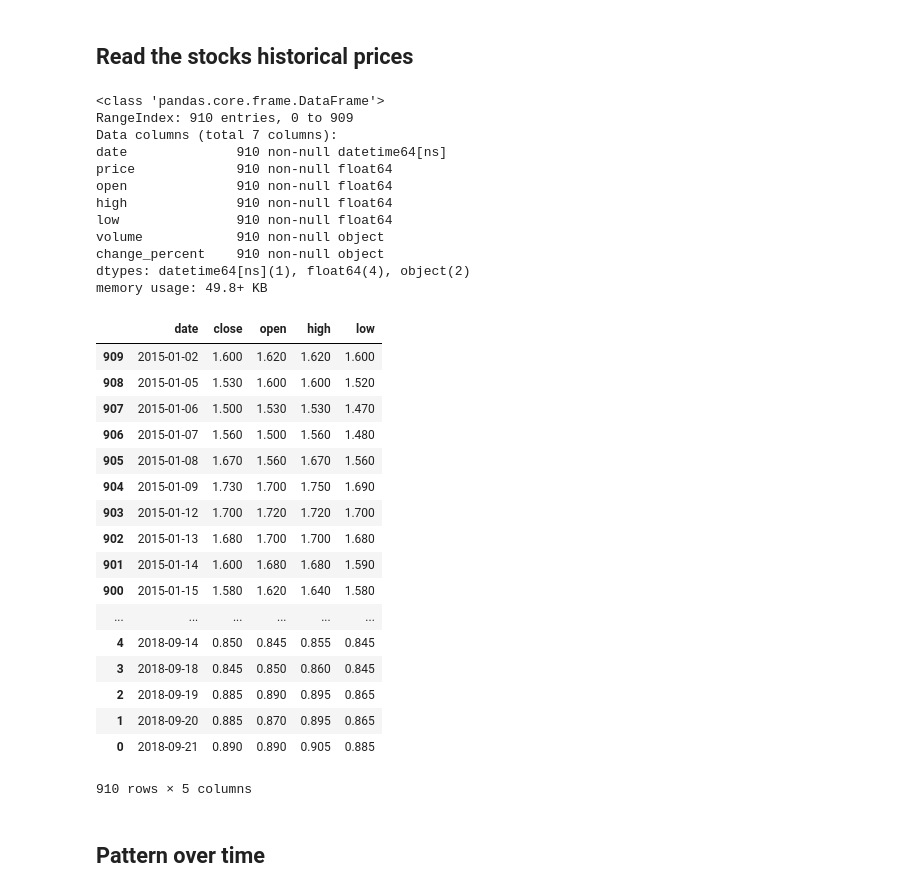
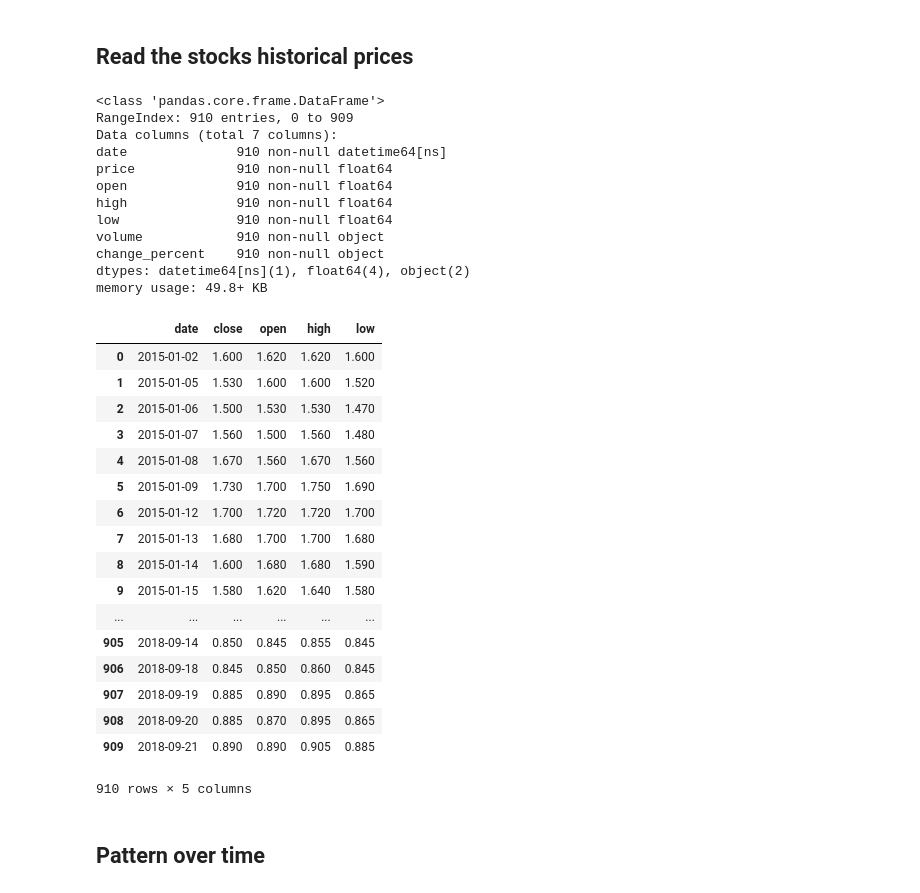
Before and after one commit to mengwangk/ai-playground, a Jupyter notebook: notebook/KLSE_timeseries_5.ipynb, the cells around one changed output. Drawn from its saved outputs; the diff is of its cells as text; code cells hidden in the pictures.

```diff
--- a/notebook/KLSE_timeseries_5.ipynb
+++ b/notebook/KLSE_timeseries_5.ipynb
@@ -45,43 +47,45 @@ pd.options.display.max_columns = 50
 # %% [markdown]
 ## Read the stocks historical prices
 # %%
+# !cat ../dataset/5191.csv
 df = pd.read_csv('../dataset/5191.csv')
 df['date'] = pd.to_datetime(df['date'])
 df.info()
 df.rename(index=str, columns={'price': 'close'}, inplace=True)
 df.drop(['volume','change_percent'], axis=1, inplace=True)
 df.sort_values(['date'], ascending=True, inplace=True)
+df.reset_index(drop=True, inplace=True)   # Reset the index starting from 1
 display(df)
 # %% [output]
 <class 'pandas.core.frame.DataFrame'>
 RangeIndex: 910 entries, 0 to 909
 Data columns (total 7 columns):
 date              910 non-null datetime64[ns]
 price             910 non-null float64
 open              910 non-null float64
 high              910 non-null float64
 low               910 non-null float64
 volume            910 non-null object
 change_percent    910 non-null object
 dtypes: datetime64[ns](1), float64(4), object(2)
 memory usage: 49.8+ KB
 |  | date | close | open | high | low |
-| 909 | 2015-01-02 | 1.600 | 1.620 | 1.620 | 1.600 |
-| 908 | 2015-01-05 | 1.530 | 1.600 | 1.600 | 1.520 |
-| 907 | 2015-01-06 | 1.500 | 1.530 | 1.530 | 1.470 |
-| 906 | 2015-01-07 | 1.560 | 1.500 | 1.560 | 1.480 |
-| 905 | 2015-01-08 | 1.670 | 1.560 | 1.670 | 1.560 |
-| 904 | 2015-01-09 | 1.730 | 1.700 | 1.750 | 1.690 |
-| 903 | 2015-01-12 | 1.700 | 1.720 | 1.720 | 1.700 |
-| 902 | 2015-01-13 | 1.680 | 1.700 | 1.700 | 1.680 |
-| 901 | 2015-01-14 | 1.600 | 1.680 | 1.680 | 1.590 |
-| 900 | 2015-01-15 | 1.580 | 1.620 | 1.640 | 1.580 |
+| 0 | 2015-01-02 | 1.600 | 1.620 | 1.620 | 1.600 |
+| 1 | 2015-01-05 | 1.530 | 1.600 | 1.600 | 1.520 |
+| 2 | 2015-01-06 | 1.500 | 1.530 | 1.530 | 1.470 |
+| 3 | 2015-01-07 | 1.560 | 1.500 | 1.560 | 1.480 |
+| 4 | 2015-01-08 | 1.670 | 1.560 | 1.670 | 1.560 |
+| 5 | 2015-01-09 | 1.730 | 1.700 | 1.750 | 1.690 |
+| 6 | 2015-01-12 | 1.700 | 1.720 | 1.720 | 1.700 |
+| 7 | 2015-01-13 | 1.680 | 1.700 | 1.700 | 1.680 |
+| 8 | 2015-01-14 | 1.600 | 1.680 | 1.680 | 1.590 |
+| 9 | 2015-01-15 | 1.580 | 1.620 | 1.640 | 1.580 |
 | ... | ... | ... | ... | ... | ... |
-| 4 | 2018-09-14 | 0.850 | 0.845 | 0.855 | 0.845 |
-| 3 | 2018-09-18 | 0.845 | 0.850 | 0.860 | 0.845 |
-| 2 | 2018-09-19 | 0.885 | 0.890 | 0.895 | 0.865 |
-| 1 | 2018-09-20 | 0.885 | 0.870 | 0.895 | 0.865 |
-| 0 | 2018-09-21 | 0.890 | 0.890 | 0.905 | 0.885 |
+| 905 | 2018-09-14 | 0.850 | 0.845 | 0.855 | 0.845 |
+| 906 | 2018-09-18 | 0.845 | 0.850 | 0.860 | 0.845 |
+| 907 | 2018-09-19 | 0.885 | 0.890 | 0.895 | 0.865 |
+| 908 | 2018-09-20 | 0.885 | 0.870 | 0.895 | 0.865 |
+| 909 | 2018-09-21 | 0.890 | 0.890 | 0.905 | 0.885 |
 910 rows × 5 columns
 # %% [markdown]
 ## Pattern over time
```
Also changed, not shown: parts of 29 cells of this notebook.
